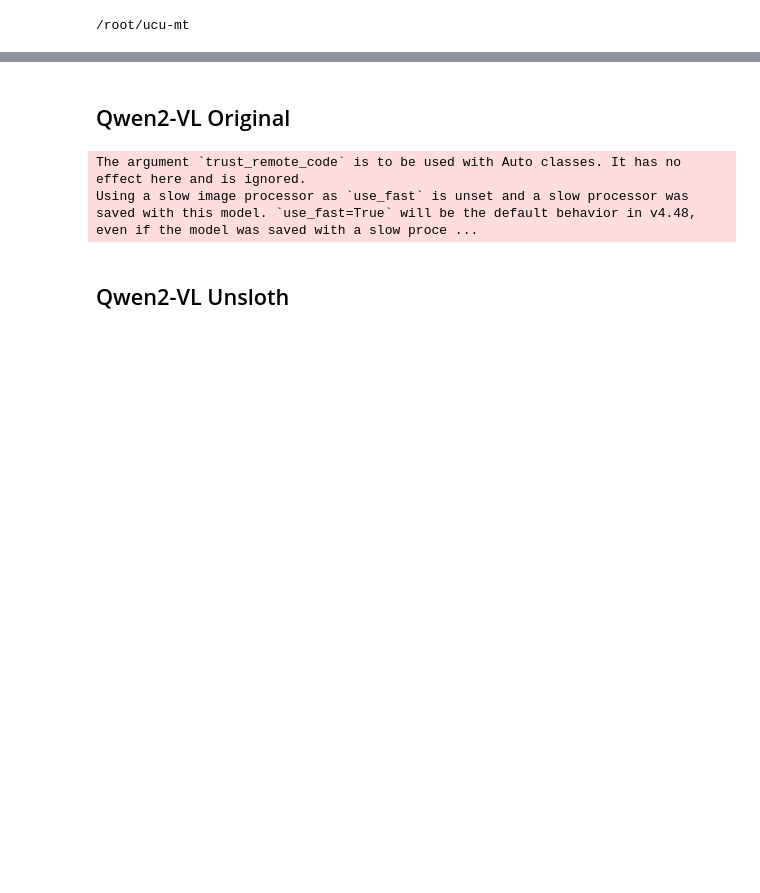
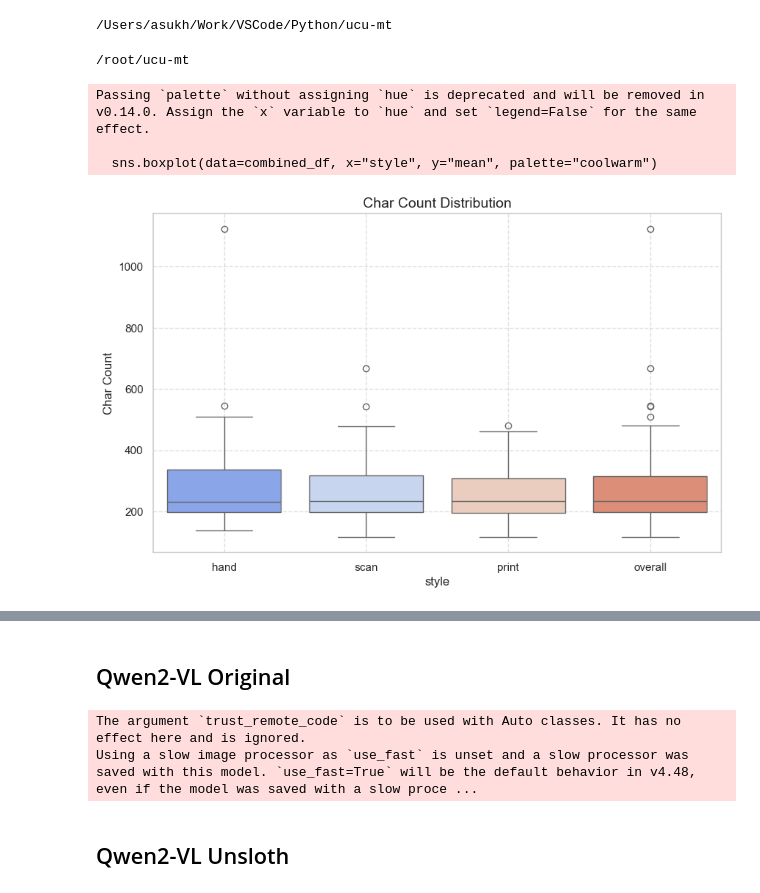
Before and after one commit to ansu0122/ucu-mt, a Jupyter notebook: src/doclab.ipynb, the cells around one changed output, grey strips where cells are left out. Drawn from its saved outputs; the diff is of its cells as text; code cells hidden in the pictures; blank space fills up the shorter version.

```diff
--- a/src/doclab.ipynb
+++ b/src/doclab.ipynb
@@ -4,6 +4,10 @@ import docvision as dv
 import docgenpipe as dg
 import docdataset as dd
 from models.qwenvl import QwenVL2_LLM
+# %%
+cd ..
+# %% [output]
+/Users/asukh/Work/VSCode/Python/ucu-mt
 # %%
 cd /root/ucu-mt
 # %% [output]
@@ -12,0 +70,40 @@ dataset = dd.download_dataset()
+# %%
+import matplotlib.pyplot as plt
+import seaborn as sns
+import pandas as pd
+
+def plot_combined_word_counts(agg_df, count_mode):
+    """
+    Creates a single boxplot for word count distribution:
+    - Overall word count per document
+    - Per style (print, hand, scan)
+    """
+    sns.set_theme(style="whitegrid")  # Apply better styling
+
+    plt.figure(figsize=(10, 6))
+
+    # Append overall stats for a combined plot
+    overall_df = agg_df.copy()
+    overall_df["style"] = "overall"  # Label all as overall
+
+    combined_df = pd.concat([agg_df, overall_df], ignore_index=True)
+
+    # Create a single boxplot for overall + per-style distributions
+    sns.boxplot(data=combined_df, x="style", y="mean", palette="coolwarm")
+
+    plt.title(f"{count_mode} Count Distribution", fontsize=14)
+    # plt.xlabel("Style", fontsize=12)
+    plt.ylabel(f"{count_mode} Count", fontsize=12)
+    plt.xticks(fontsize=11)
+    plt.yticks(fontsize=11)
+    plt.grid(True, linestyle="--", alpha=0.6)
+
+    plt.show()
+# %%
+stats_df = analyze_grounding_word_counts_from_dataset(dataset['train'], count_mode="word")
+plot_combined_word_counts(stats_df, count_mode="Char")
+# %% [output]
+Passing `palette` without assigning `hue` is deprecated and will be removed in v0.14.0. Assign the `x` variable to `hue` and set `legend=False` for the same effect.
+
+  sns.boxplot(data=combined_df, x="style", y="mean", palette="coolwarm")
+[figure, added]
```
Also changed, not shown: parts of 3 cells of this notebook.
